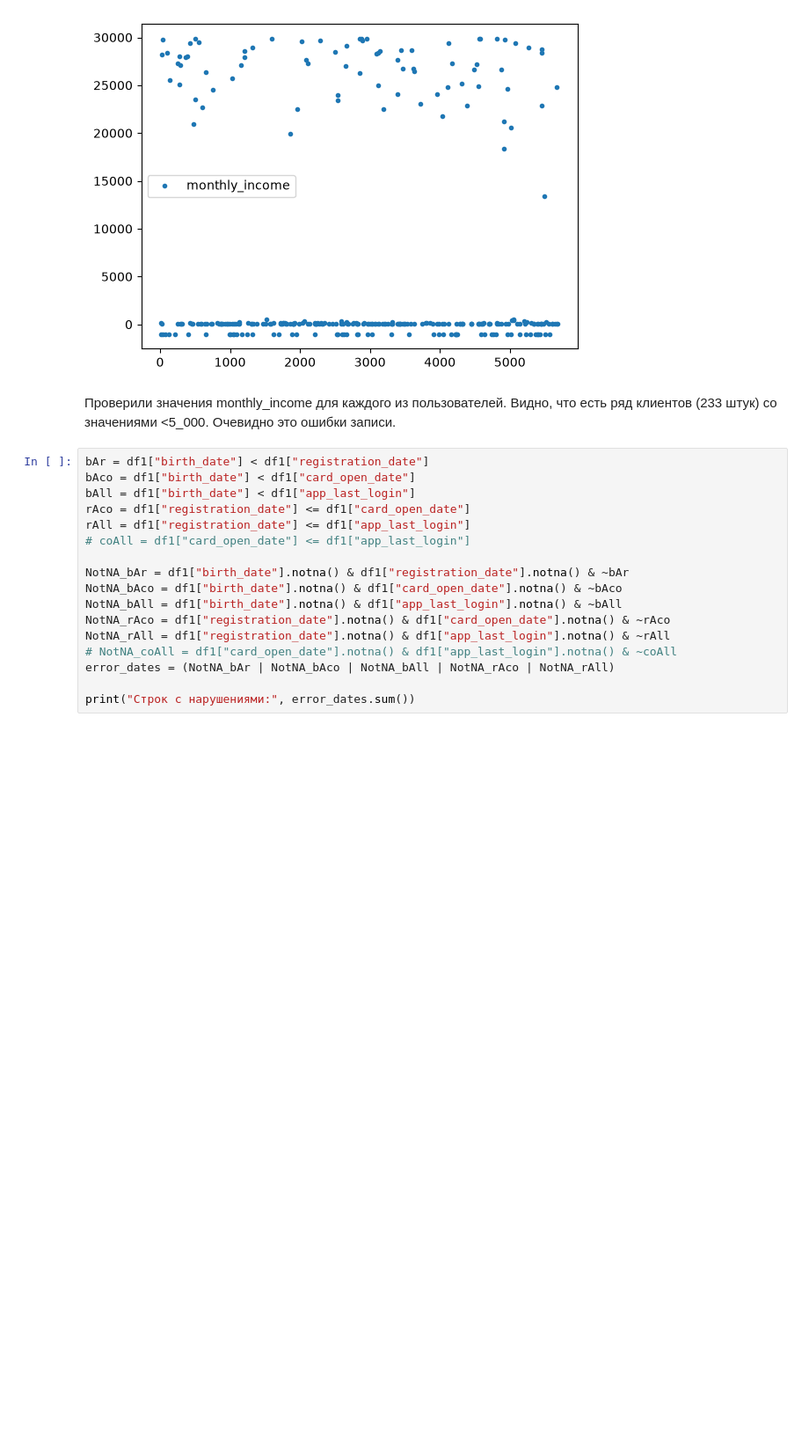
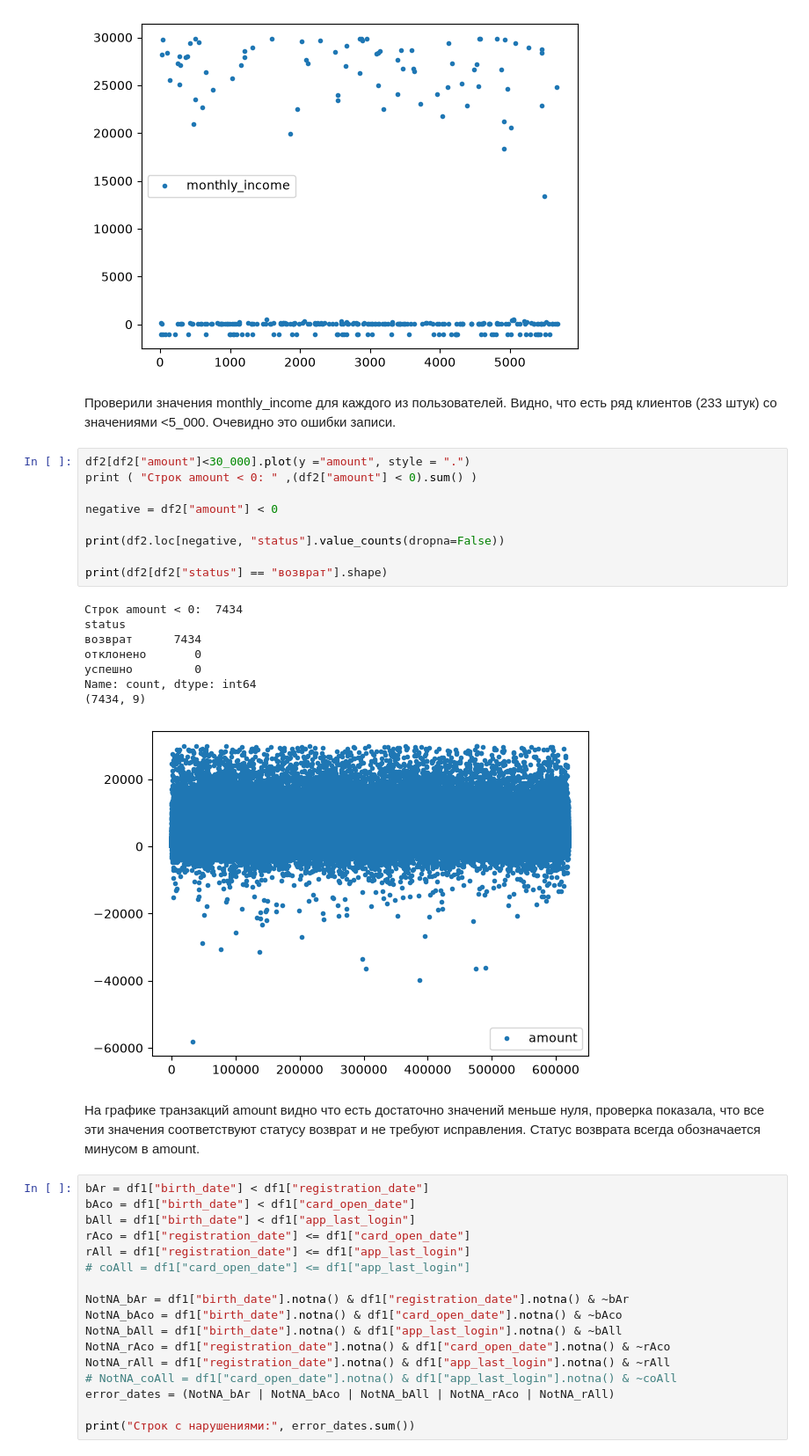
Before and after one commit to divik-T/Lab1GroupsClientsLeak, a Jupyter notebook: notebooks/01_analysis.ipynb, the cells around one changed output. Shown at 88% size. Saved outputs shown, nothing was run; the diff lists cells and outputs as text; blank space fills up the shorter version.

```diff
--- a/notebooks/01_analysis.ipynb
+++ b/notebooks/01_analysis.ipynb
@@ -404,6 +404,26 @@ print ( "Строк с ошибкой monthly_income: " ,(df1["monthly_income"]
 [figure]
 # %% [markdown]
 Проверили значения monthly_income для каждого из пользователей. Видно, что есть ряд клиентов (233 штук) со значениями <5_000. Очевидно это ошибки записи.
+# %%
+df2[df2["amount"]<30_000].plot(y ="amount", style = ".")
+print ( "Строк amount < 0: " ,(df2["amount"] < 0).sum() )
+
+negative = df2["amount"] < 0
+
+print(df2.loc[negative, "status"].value_counts(dropna=False))
+
+print(df2[df2["status"] == "возврат"].shape)
+# %% [output]
+Строк amount < 0:  7434
+status
+возврат      7434
+отклонено       0
+успешно         0
+Name: count, dtype: int64
+(7434, 9)
+[figure, added]
+# %% [markdown]
+На графике транзакций amount видно что есть достаточно значений меньше нуля, проверка показала, что все эти значения соответствуют статусу возврат и не требуют исправления. Статус возврата всегда обозначается минусом в amount.
 # %%
 bAr = df1["birth_date"] < df1["registration_date"]
 bAco = df1["birth_date"] < df1["card_open_date"]
```
Also changed, not shown: parts of 39 cells of this notebook.
